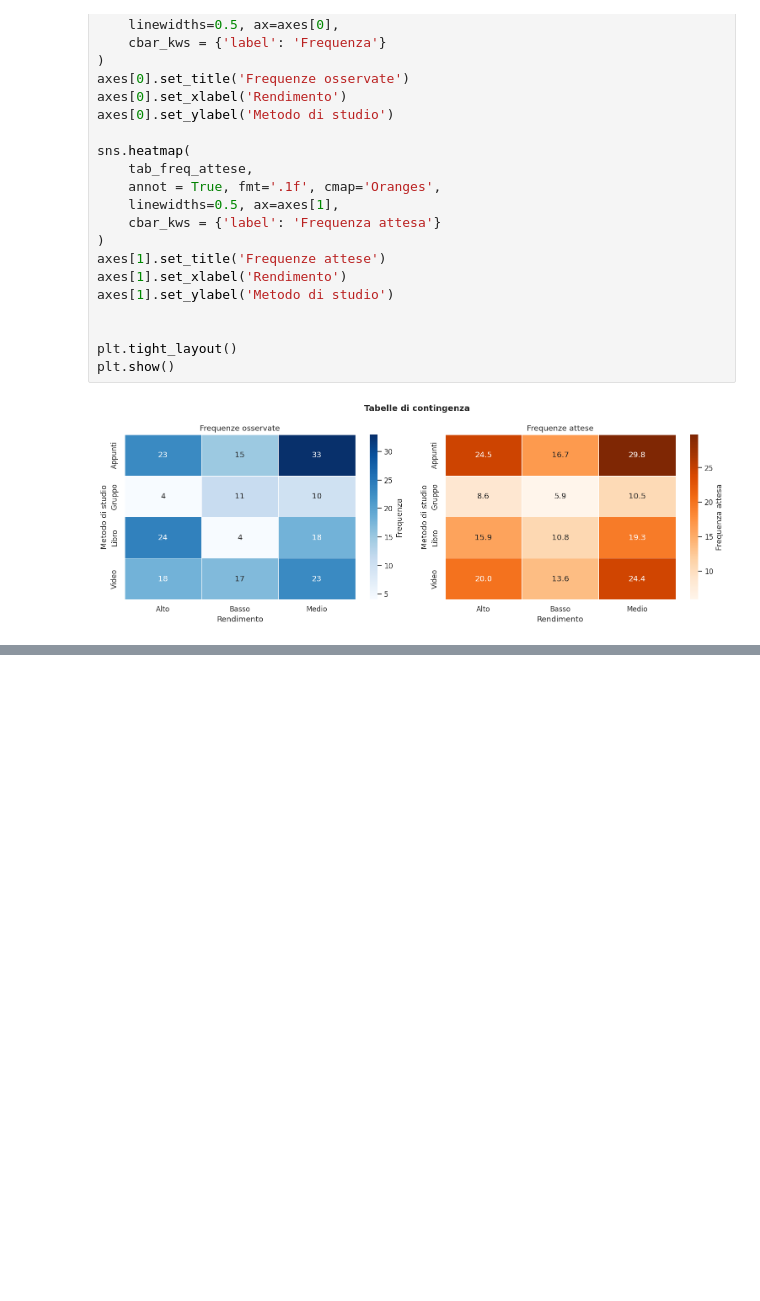
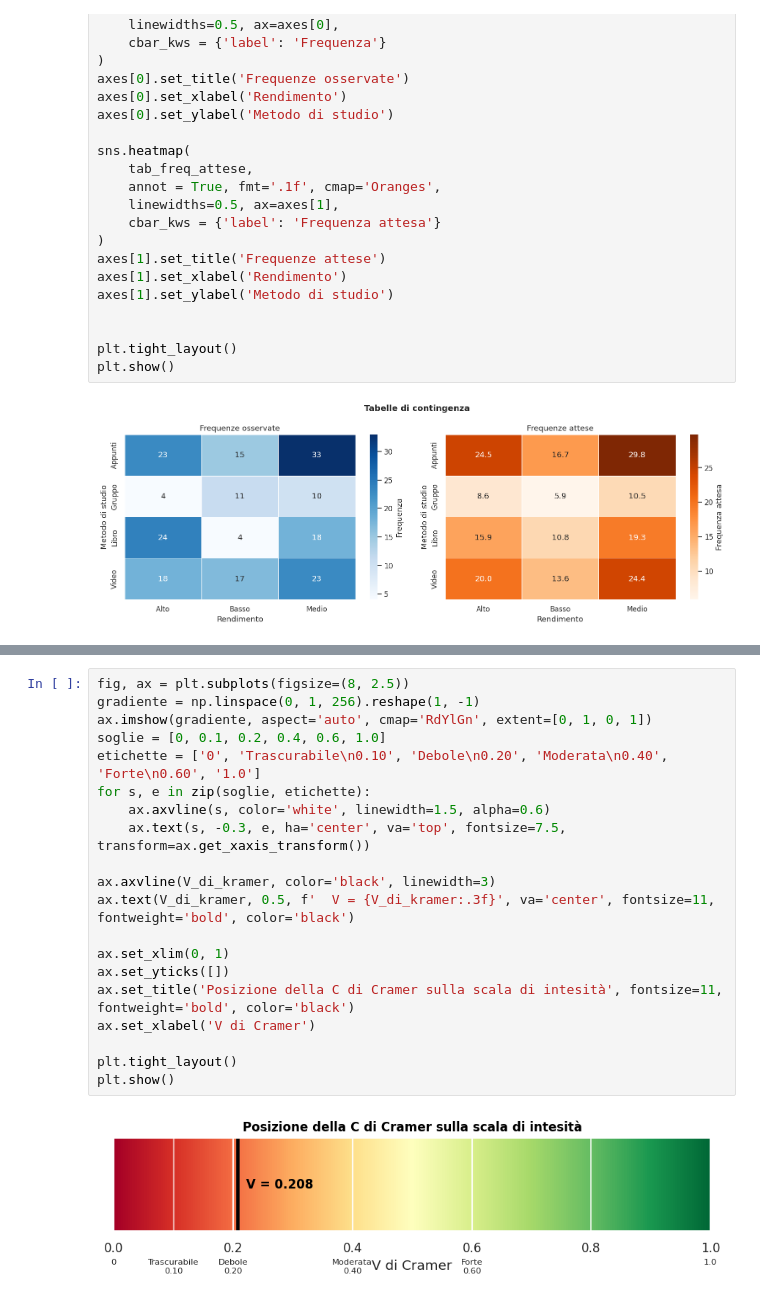
Before and after one commit to andreatrentini/data-analysis-4Ai-2026, a Jupyter notebook: studenti-studio.ipynb, the cells around one changed output, grey strips where cells are left out. Cells and saved outputs as stored; diff of their text form; blank space fills up the shorter version.

```diff
--- a/studenti-studio.ipynb
+++ b/studenti-studio.ipynb
@@ -292,0 +319,22 @@ plt.show()
+# %%
+fig, ax = plt.subplots(figsize=(8, 2.5))
+gradiente = np.linspace(0, 1, 256).reshape(1, -1)
+ax.imshow(gradiente, aspect='auto', cmap='RdYlGn', extent=[0, 1, 0, 1])
+soglie = [0, 0.1, 0.2, 0.4, 0.6, 1.0]
+etichette = ['0', 'Trascurabile\n0.10', 'Debole\n0.20', 'Moderata\n0.40', 'Forte\n0.60', '1.0']
+for s, e in zip(soglie, etichette):
+    ax.axvline(s, color='white', linewidth=1.5, alpha=0.6)
+    ax.text(s, -0.3, e, ha='center', va='top', fontsize=7.5, transform=ax.get_xaxis_transform())
+
+ax.axvline(V_di_kramer, color='black', linewidth=3)
+ax.text(V_di_kramer, 0.5, f'  V = {V_di_kramer:.3f}', va='center', fontsize=11, fontweight='bold', color='black')
+
+ax.set_xlim(0, 1)
+ax.set_yticks([])
+ax.set_title('Posizione della C di Cramer sulla scala di intesità', fontsize=11, fontweight='bold', color='black')
+ax.set_xlabel('V di Cramer')
+
+plt.tight_layout()
+plt.show()
+# %% [output]
+[figure, added]
```
Also changed, not shown: parts of 1 cell of this notebook.
